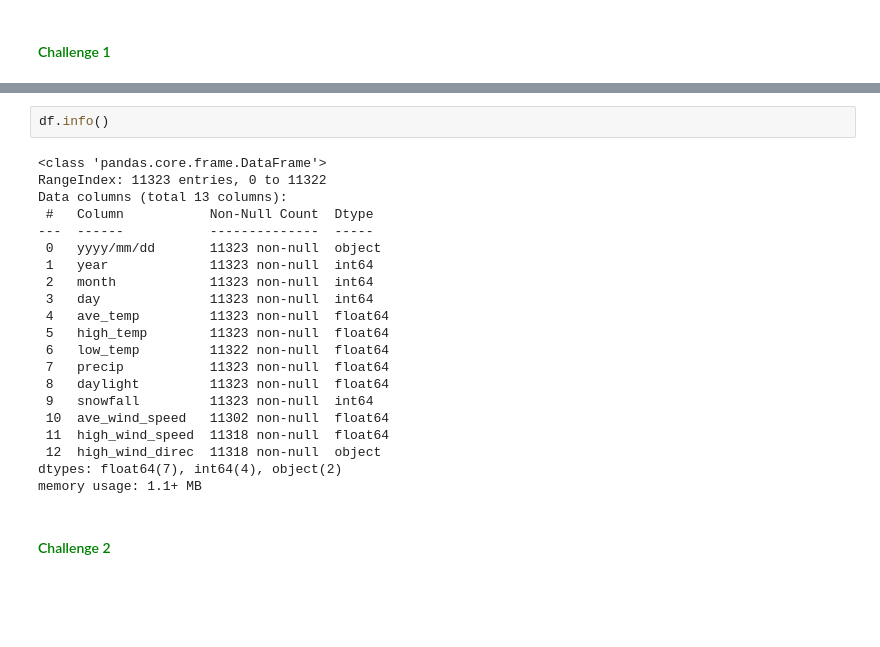
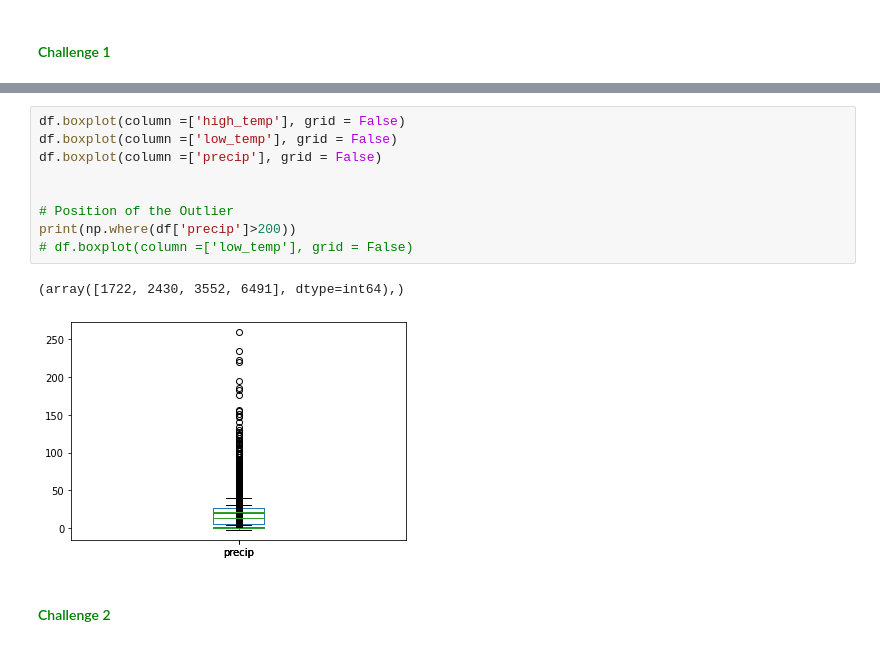
Before and after one commit to GlendahMoraa/prep-course, a Jupyter notebook: Python Programming_ Outliers.ipynb, the cells around one changed output, grey strips where cells are left out. Drawn from its saved outputs; the diff is of its cells as text; blank space fills up the shorter version.

```diff
--- a/Python Programming_ Outliers.ipynb
+++ b/Python Programming_ Outliers.ipynb
@@ -265,26 +274,15 @@ ValueError: ignored
-# %%
-df.info()
-# %% [output]
-<class 'pandas.core.frame.DataFrame'>
-RangeIndex: 11323 entries, 0 to 11322
-Data columns (total 13 columns):
- #   Column           Non-Null Count  Dtype
----  ------           --------------  -----
- 0   yyyy/mm/dd       11323 non-null  object
- 1   year             11323 non-null  int64
- 2   month            11323 non-null  int64
- 3   day              11323 non-null  int64
- 4   ave_temp         11323 non-null  float64
- 5   high_temp        11323 non-null  float64
- 6   low_temp         11322 non-null  float64
- 7   precip           11323 non-null  float64
- 8   daylight         11323 non-null  float64
- 9   snowfall         11323 non-null  int64
- 10  ave_wind_speed   11302 non-null  float64
- 11  high_wind_speed  11318 non-null  float64
- 12  high_wind_direc  11318 non-null  object
-dtypes: float64(7), int64(4), object(2)
-memory usage: 1.1+ MB
+# %%
+df.boxplot(column =['high_temp'], grid = False)
+df.boxplot(column =['low_temp'], grid = False)
+df.boxplot(column =['precip'], grid = False)
+
+
+# Position of the Outlier
+print(np.where(df['precip']>200))
+# df.boxplot(column =['low_temp'], grid = False)
+# %% [output]
+(array([1722, 2430, 3552, 6491], dtype=int64),)
+[figure, added]
 # %% [markdown]
 #### <font color="green">Challenge 2</font>
 # %%
```
Also changed, not shown: parts of 9 cells of this notebook, 7 other files.
